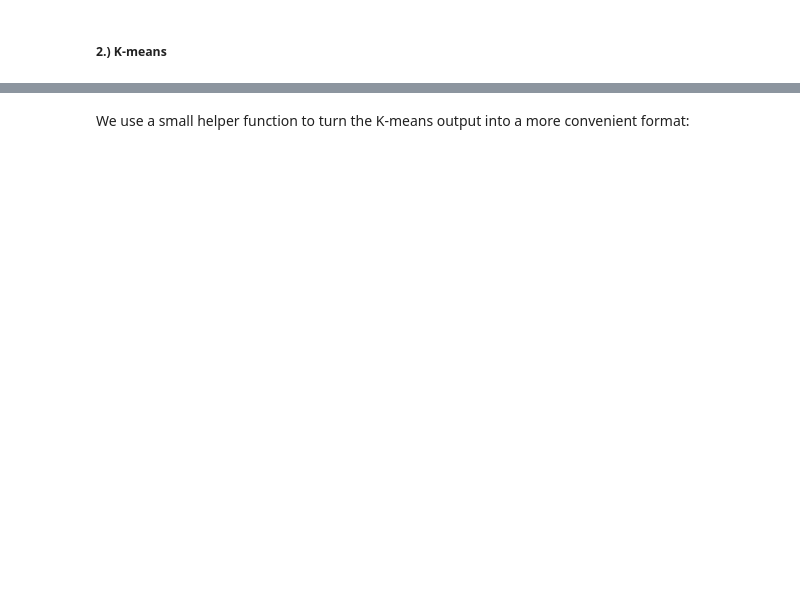
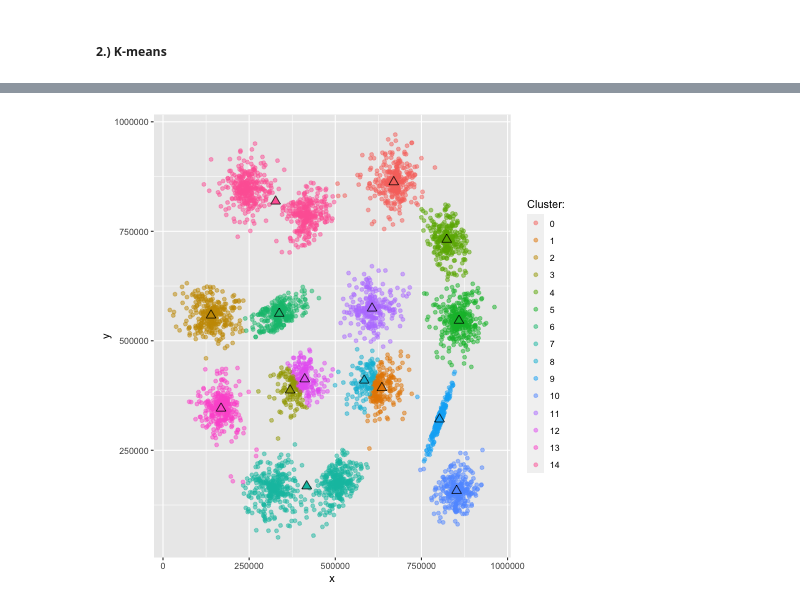
Before and after one commit to pat-alt/clustering, a Jupyter notebook: Answers.ipynb, the cells around one changed output, grey strips where cells are left out. Cells and saved outputs as stored; diff of their text form; code cells hidden in the pictures; blank space fills up the shorter version.

```diff
--- a/Answers.ipynb
+++ b/Answers.ipynb
@@ -420,2 +450,0 @@ Wall time: 1min 8s
-# %% [markdown]
-We use a small helper function to turn the K-means output into a more convenient format:
@@ -434,3 +451,32 @@ def centroids_to_df(cent):
 # %%
 cent_df = centroids_to_df(cent)
 df_labelled = pd.concat([pd.Series(labels), df], axis=1)
+df_labelled.columns = ["Cluster", "x", "y"]
+# %%
+%%R -i cent_df -i df_labelled
+library(ggplot2)
+library(gganimate)
+library(data.table)
+library(ggiraph)
+cent_dt <- data.table(cent_df)
+setnames(cent_dt, c("0","1", "iter"), c("x", "y", "iteration"))
+dt <- data.table(df_labelled)
+setnames(dt, c("Cluster"), c("label"))
+# %%
+%%R
+p <- ggplot() +
+    geom_point(data=dt, aes(x=x, y=y, colour=factor(label)), alpha=0.5) +
+    geom_point_interactive(
+        data=cent_dt[iteration==max(iteration)],
+        aes(x=x,y=y,fill=factor(k),tooltip=factor(k)),
+        colour="black",
+        size=3,
+        shape=24
+    ) +
+    scale_fill_discrete(guide=F) +
+    scale_colour_discrete(
+        name="Cluster:"
+    )
+p
+# %% [output]
+[figure, added]
```
Also changed, not shown: parts of 21 cells of this notebook.
